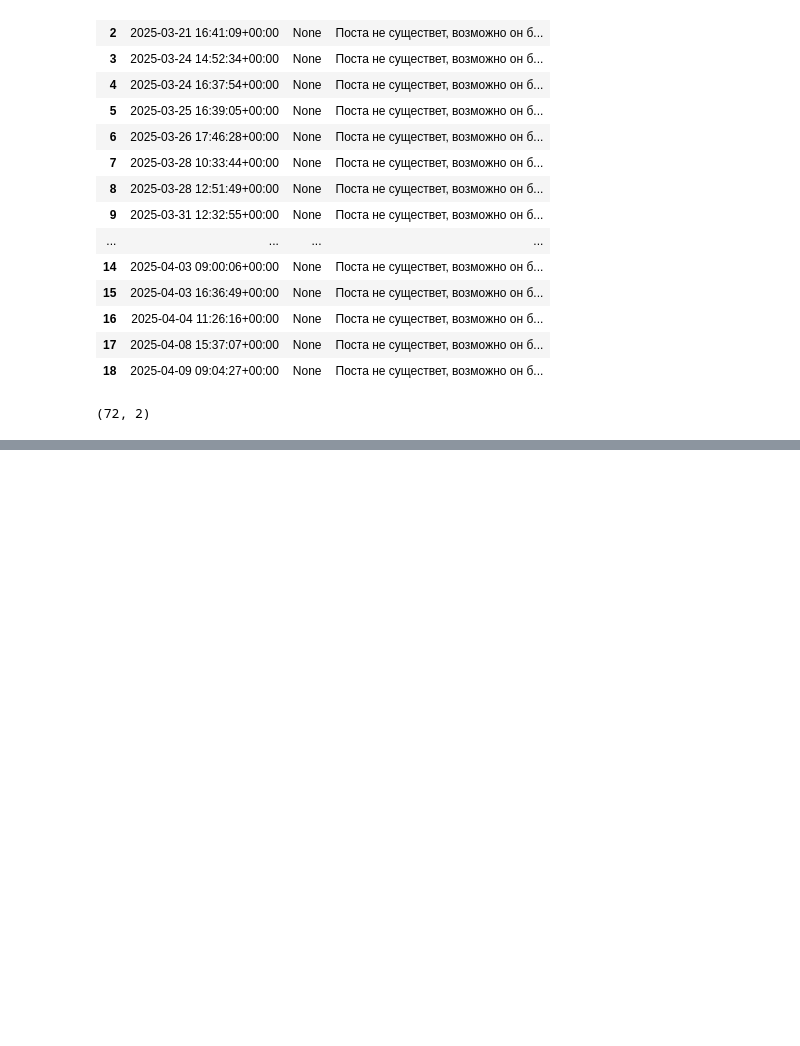
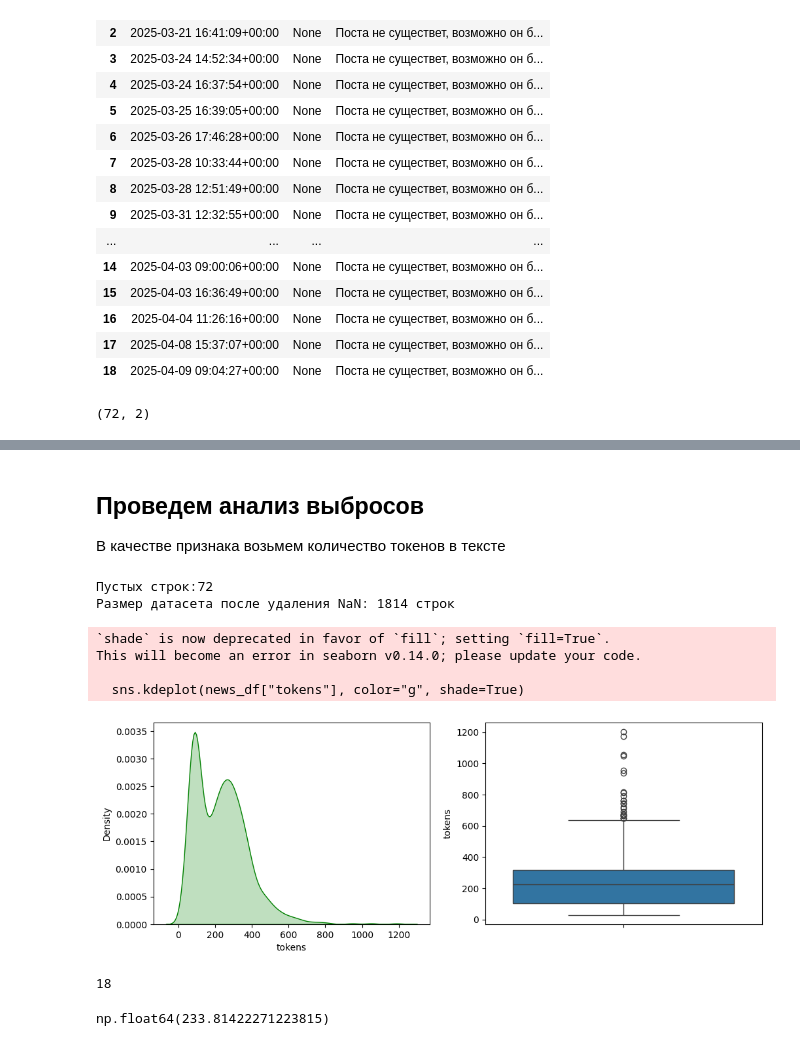
Before and after one commit to datanalist/company-clasterization, a Jupyter notebook: notebooks/DCMML_hw_2.ipynb, the cells around one changed output, grey strips where cells are left out. Cells and saved outputs as stored; diff of their text form; code cells hidden in the pictures; blank space fills up the shorter version.

```diff
--- a/notebooks/DCMML_hw_2.ipynb
+++ b/notebooks/DCMML_hw_2.ipynb
@@ -151,0 +153,12 @@ forbes_df[forbes_df.isnull().any(axis=1)].shape
+# %% [markdown]
+## Проведем анализ выбросов
+
+В качестве признака возьмем количество токенов в тексте
+# %%
+# Удаляем строки, где столбец "text" содержит NaN значения
+print(f"Пустых строк:{news_df['text'].isna().sum()}")
+news_df = news_df.dropna(subset=["text"])
+print(f"Размер датасета после удаления NaN: {news_df.shape[0]} строк")
+# %% [output]
+Пустых строк:72
+Размер датасета после удаления NaN: 1814 строк
@@ -151,0 +174,34 @@ forbes_df[forbes_df.isnull().any(axis=1)].shape
+# %%
+sp = spm.SentencePieceProcessor(model_file='../models/bpe_model.vocab.model')
+
+news_df['tokens'] = news_df['text'].apply(lambda x: len(sp.encode(x, out_type=str)))
+
+# news_df['text'] = news_df['text'].apply(lambda x: ' '.join(x))
+# %%
+# Посмотрим на распределение количества токено в текстах
+
+plt.figure(figsize=(12, 4))
+plt.subplot(1, 2, 1)
+sns.kdeplot(news_df["tokens"], color="g", shade=True)
+plt.subplot(1, 2, 2)
+sns.boxplot(news_df["tokens"])
+plt.show()
+# %% [output]
+`shade` is now deprecated in favor of `fill`; setting `fill=True`.
+This will become an error in seaborn v0.14.0; please update your code.
+
+  sns.kdeplot(news_df["tokens"], color="g", shade=True)
+[figure, added]
+# %%
+# Посмотрим на выбросы с точки щрения стандарного отклонения (за пределами усов)
+
+y_outliers = news_df[abs(zscore(news_df["tokens"])) >= 3]
+y_outliers.shape[0]
+# %% [output]
+18
+# %%
+# Среднее количество токенов в тексте
+
+news_df["tokens"].mean()
+# %% [output]
+np.float64(233.81422271223815)
```
Also changed, not shown: parts of 15 cells of this notebook, 5 other files.
